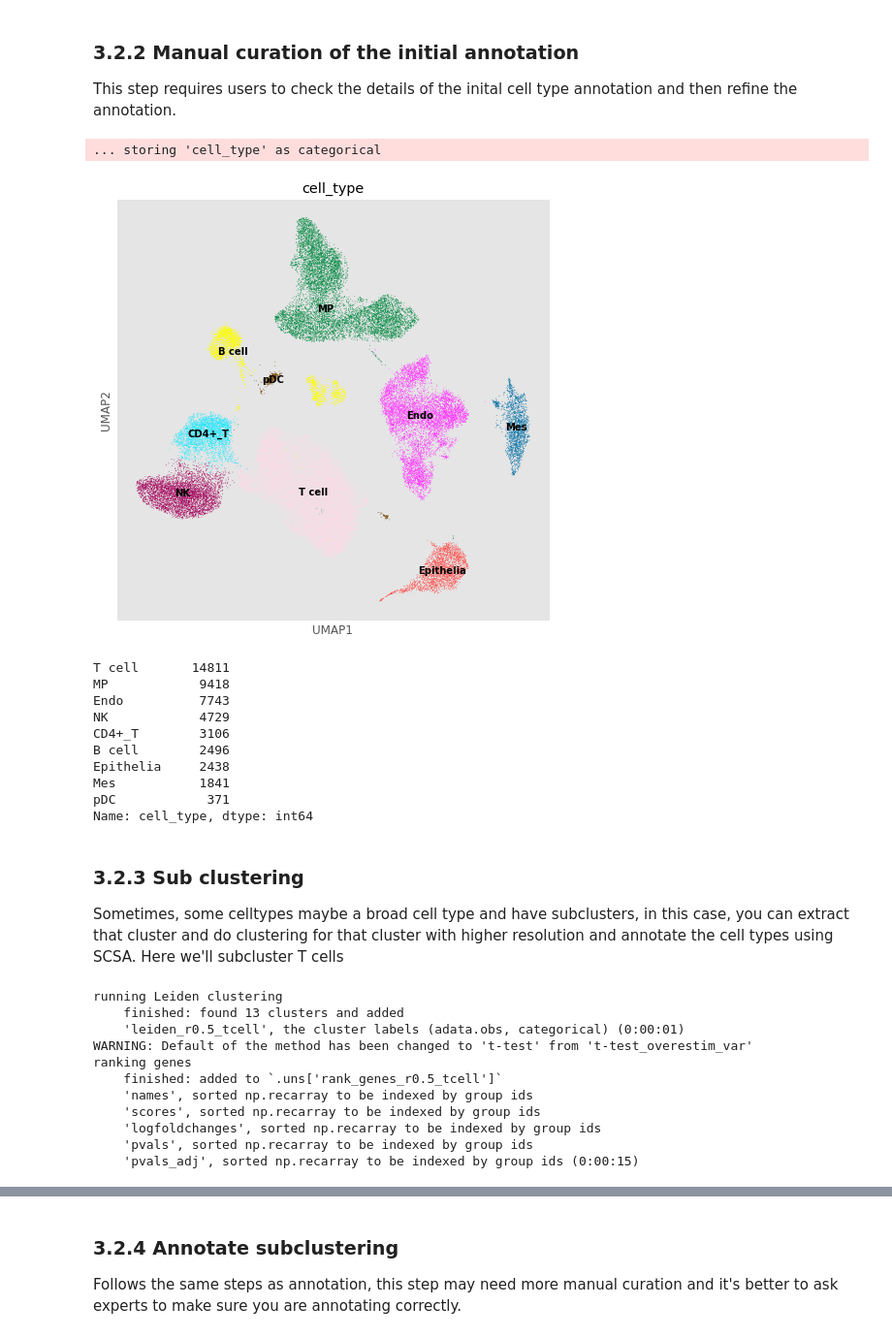
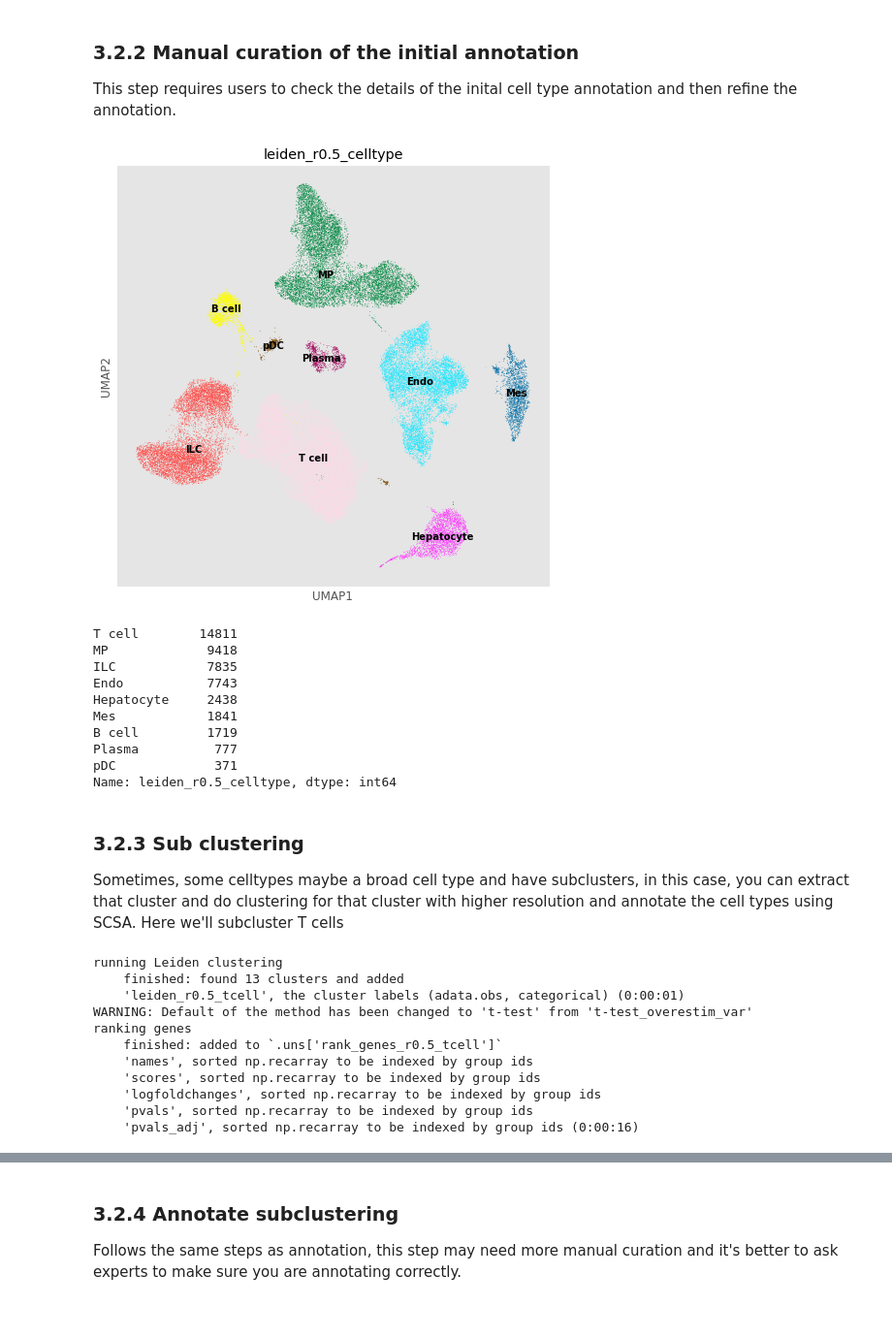
Before and after one commit to shangl02/scRNASeq_spatial, a Jupyter notebook: scRNASeq_pipeline/scanpy_pipeline.ipynb, the cells around one changed output, grey strips where cells are left out. Shown at 97% size. Drawn from its saved outputs; the diff is of its cells as text; code cells hidden in the pictures.

```diff
--- a/scRNASeq_pipeline/scanpy_pipeline.ipynb
+++ b/scRNASeq_pipeline/scanpy_pipeline.ipynb
@@ -604,14 +612,15 @@ for c in init_ct:
 # %%
 # manual curation of the predicted cell types
 init_celltype['1'] = 'Endo'
-init_celltype['2'] = 'NK'
+init_celltype['2'] = 'ILC'
 init_celltype['4'] = 'MP'
 init_celltype['5'] = 'MP'
-init_celltype['6'] = 'CD4+_T'
+init_celltype['6'] = 'ILC'
 init_celltype['7'] = 'MP'
-init_celltype['8'] = 'Epithelia'
+init_celltype['8'] = 'Hepatocyte'
 init_celltype['9'] = 'Endo'
 init_celltype['10'] = 'Mes'
+init_celltype['12'] = 'Plasma'
 init_celltype['13'] = 'pDC'
-adata.obs['leiden_r0.5'] = adata.obs['leiden_r0.5'].map(lambda x: init_celltype[x] if x in init_celltype else x)
-adata.obs['leiden_r0.5'] = adata.obs['leiden_r0.5'].astype('category')
+adata.obs['leiden_r0.5_celltype'] = adata.obs['leiden_r0.5'].map(lambda x: init_celltype[x] if x in init_celltype else x)
+adata.obs['leiden_r0.5_celltype'] = adata.obs['leiden_r0.5_celltype'].astype('category')
@@ -621,27 +627,26 @@ adata.write(anno_h5_fn)
 # %%
-sc.pl.umap(adata, color=['cell_type'], palette=sc.pl.palettes.default_102, legend_loc='on data')
+sc.pl.umap(adata, color=['leiden_r0.5_celltype'], palette=sc.pl.palettes.default_102, legend_loc='on data')
 # %% [output]
-... storing 'cell_type' as categorical
-[figure, old version]
+[figure, new version]
 # %%
-adata.obs['cell_type'].value_counts()
+adata.obs['leiden_r0.5_celltype'].value_counts()
 # %% [output]
-T cell       14811
-MP            9418
-Endo          7743
-NK            4729
-CD4+_T        3106
-B cell        2496
-Epithelia     2438
-Mes           1841
-pDC            371
-Name: cell_type, dtype: int64
+T cell        14811
+MP             9418
+ILC            7835
+Endo           7743
+Hepatocyte     2438
+Mes            1841
+B cell         1719
+Plasma          777
+pDC             371
+Name: leiden_r0.5_celltype, dtype: int64
 # %% [markdown]
 ### 3.2.3 Sub clustering
 Sometimes, some celltypes maybe a broad cell type and have subclusters, in this case, you can extract that cluster and do clustering for that cluster with higher resolution and annotate the cell types using SCSA.
 Here we'll subcluster T cells
 # %%
-sc.tl.leiden(adata, restrict_to=('leiden_r0.5', ['T cell']), resolution=0.3, key_added='leiden_r0.5_tcell', neighbors_key='hmny')
+sc.tl.leiden(adata, restrict_to=('leiden_r0.5_celltype', ['T cell']), resolution=0.3, key_added='leiden_r0.5_tcell', neighbors_key='hmny')
 sc.tl.rank_genes_groups(adata, groupby='leiden_r0.5_tcell', key_added='rank_genes_r0.5_tcell')
 # %% [output]
 running Leiden clustering
@@ -654,7 +659,7 @@ ranking genes
     'scores', sorted np.recarray to be indexed by group ids
     'logfoldchanges', sorted np.recarray to be indexed by group ids
     'pvals', sorted np.recarray to be indexed by group ids
-    'pvals_adj', sorted np.recarray to be indexed by group ids (0:00:15)
+    'pvals_adj', sorted np.recarray to be indexed by group ids (0:00:16)
 # %%
 sc.pl.umap(adata, color=['leiden_r0.5_tcell'], palette=sc.pl.palettes.default_102, legend_loc='on data')
 # %% [output]
```
Also changed, not shown: parts of 15 cells of this notebook.
